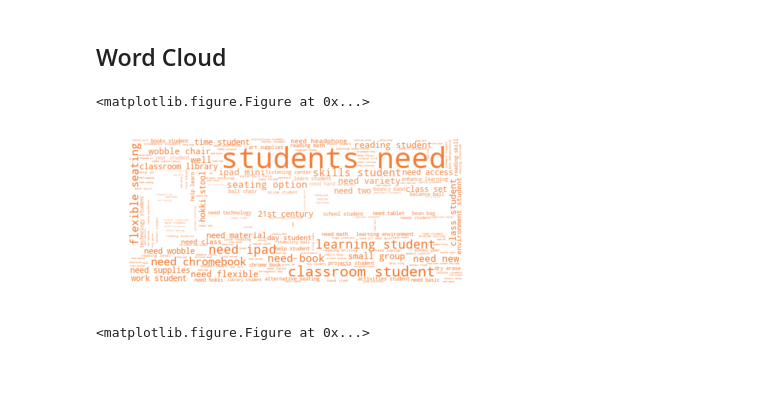
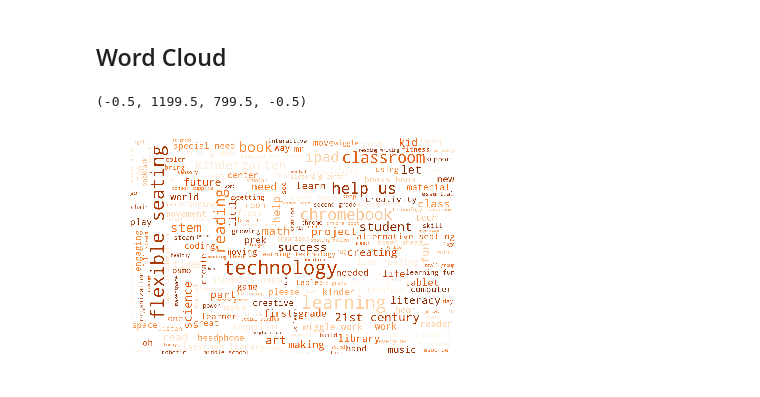
Before and after one commit to coreyclip/DonorsChoose, a Jupyter notebook: engineering/graphics.ipynb, the cells around one changed output. Saved outputs shown, nothing was run; the diff lists cells and outputs as text; code cells hidden in the pictures; blank space fills up the shorter version.

```diff
--- a/engineering/graphics.ipynb
+++ b/engineering/graphics.ipynb
@@ -180,41 +159,40 @@ def text_prepare(text):
     """
     text = text.lower()# lowercase text
     text = REPLACE_BY_SPACE_RE.sub(' ',text)# replace REPLACE_BY_SPACE_RE symbols by space in text
     text = BAD_SYMBOLS_RE.sub('',text)# delete symbols which are in BAD_SYMBOLS_RE from text
     temp = [s.strip() for s in text.split() if s not in STOPWORDS]# delete stopwords from text
     new_text = ''
     for i in temp:
         new_text +=i+' '
     text = new_text
     return text.strip()
 
-temp_data = df.dropna(subset=['project_resource_summary'])
+temp_data = df.dropna(subset=['project_title'])
 # converting into lowercase
-temp_data['project_resource_summary'] = temp_data['project_resource_summary'].apply(lambda x: " ".join(x.lower() for x in x.split()))
-temp_data['project_resource_summary'] = temp_data['project_resource_summary'].map(text_prepare)
+temp_data['project_title'] = temp_data['project_title'].apply(lambda x: " ".join(x.lower() for x in x.split()))
+temp_data['project_title'] = temp_data['project_title'].map(text_prepare)
 
 
 
 from wordcloud import WordCloud, STOPWORDS, ImageColorGenerator
 
 donorsChoose = np.array(Image.open("logo.png"))
 stopwords = set(STOPWORDS)
 stopwords.add("need")
 
 
 image_colors = ImageColorGenerator(donorsChoose)
 
-wc = WordCloud(max_font_size=50, width=1200, height=900,
-                      background_color="white", mask=donorsChoose).generate(' '.join(temp_data['project_resource_summary'].values))
+wc = WordCloud(max_font_size=70, width=1200, height=800,colormap='Oranges',
+                      background_color="white").generate(' '.join(temp_data['project_title'].values))
 # show
 # recolor wordcloud and show
 # we could also give color_func=image_colors directly in the constructor
-plt.imshow(wc.recolor(color_func=image_colors), interpolation="bilinear")
+plt.imshow(wc)
 plt.axis("off")
-plt.savefig('resource_wordcloud.jpg', bbox_inches='tight')
-plt.figure()
+#plt.savefig('resource_wordcloud.jpg', bbox_inches='tight')
+#plt.figure()
 #plt.show()
 # %% [output]
-<matplotlib.figure.Figure at 0x...>
+(-0.5, 1199.5, 799.5, -0.5)
-[figure, old version]
+[figure, new version]
-<matplotlib.figure.Figure at 0x...>
```
Also changed, not shown: parts of 8 cells of this notebook, 22 other files.
